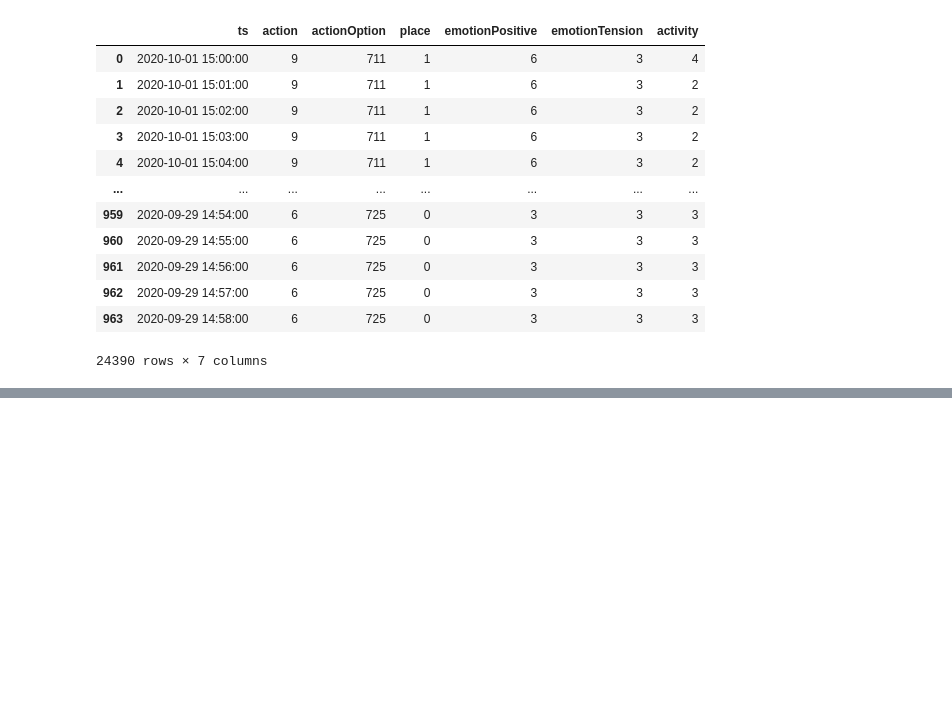
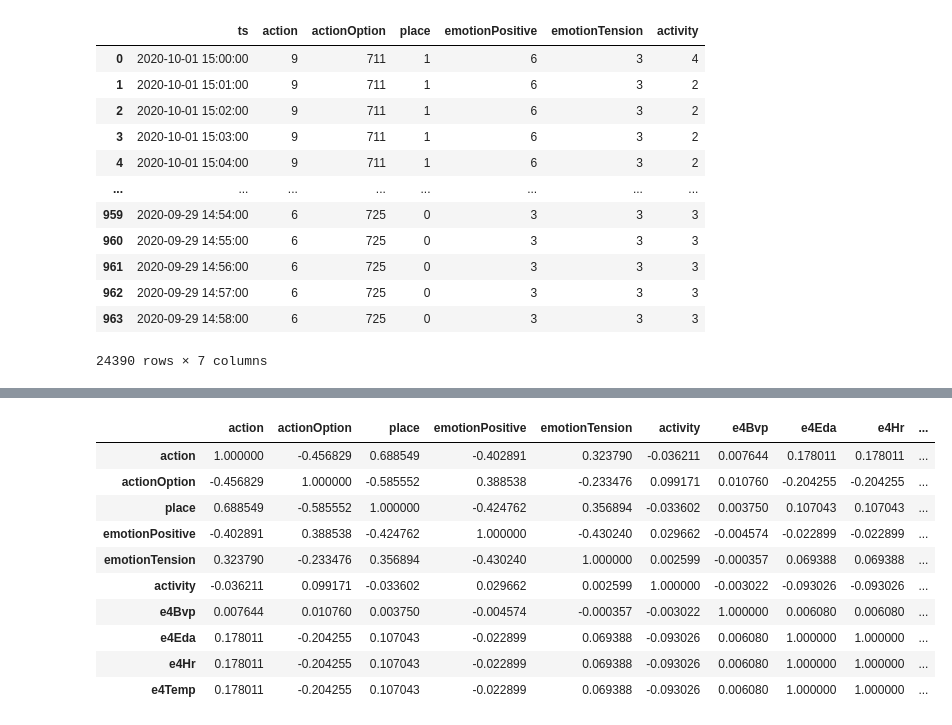
Before and after one commit to ianpark318/ETRI2023, a Jupyter notebook: eda.ipynb, the cells around one changed output, grey strips where cells are left out. Saved outputs shown, nothing was run; the diff lists cells and outputs as text; code cells hidden in the pictures; blank space fills up the shorter version.

```diff
--- a/eda.ipynb
+++ b/eda.ipynb
@@ -161,0 +264,14 @@ df_tmp2
+# %%
+df_tmp5.corr()
+# %% [output]
+|  | action | actionOption | place | emotionPositive | emotionTension | activity | e4Bvp | e4Eda | e4Hr | ... |
+| action | 1.000000 | -0.456829 | 0.688549 | -0.402891 | 0.323790 | -0.036211 | 0.007644 | 0.178011 | 0.178011 | ... |
+| actionOption | -0.456829 | 1.000000 | -0.585552 | 0.388538 | -0.233476 | 0.099171 | 0.010760 | -0.204255 | -0.204255 | ... |
+| place | 0.688549 | -0.585552 | 1.000000 | -0.424762 | 0.356894 | -0.033602 | 0.003750 | 0.107043 | 0.107043 | ... |
+| emotionPositive | -0.402891 | 0.388538 | -0.424762 | 1.000000 | -0.430240 | 0.029662 | -0.004574 | -0.022899 | -0.022899 | ... |
+| emotionTension | 0.323790 | -0.233476 | 0.356894 | -0.430240 | 1.000000 | 0.002599 | -0.000357 | 0.069388 | 0.069388 | ... |
+| activity | -0.036211 | 0.099171 | -0.033602 | 0.029662 | 0.002599 | 1.000000 | -0.003022 | -0.093026 | -0.093026 | ... |
+| e4Bvp | 0.007644 | 0.010760 | 0.003750 | -0.004574 | -0.000357 | -0.003022 | 1.000000 | 0.006080 | 0.006080 | ... |
+| e4Eda | 0.178011 | -0.204255 | 0.107043 | -0.022899 | 0.069388 | -0.093026 | 0.006080 | 1.000000 | 1.000000 | ... |
+| e4Hr | 0.178011 | -0.204255 | 0.107043 | -0.022899 | 0.069388 | -0.093026 | 0.006080 | 1.000000 | 1.000000 | ... |
+| e4Temp | 0.178011 | -0.204255 | 0.107043 | -0.022899 | 0.069388 | -0.093026 | 0.006080 | 1.000000 | 1.000000 | ... |
```
Also changed, not shown: parts of 20 cells of this notebook.
